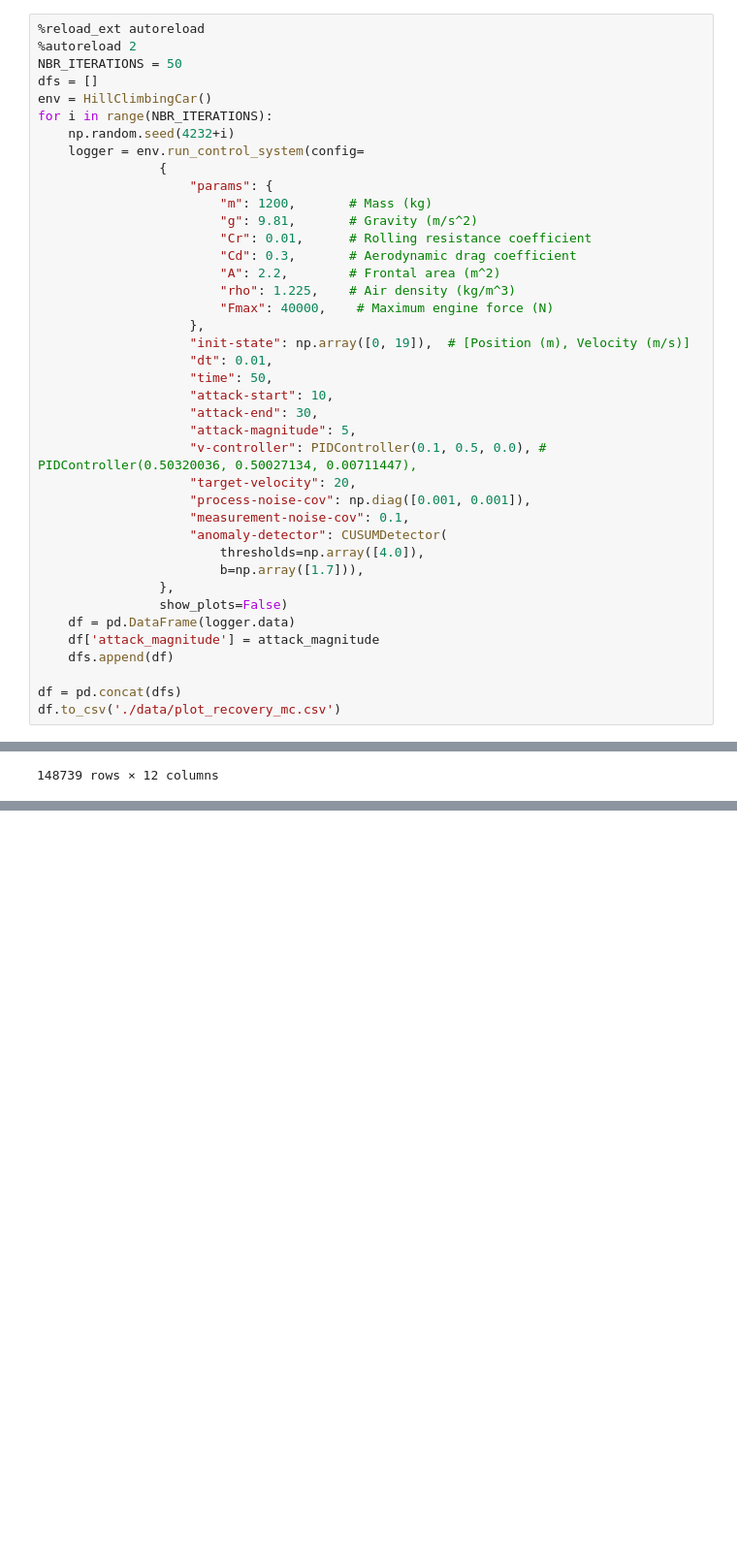
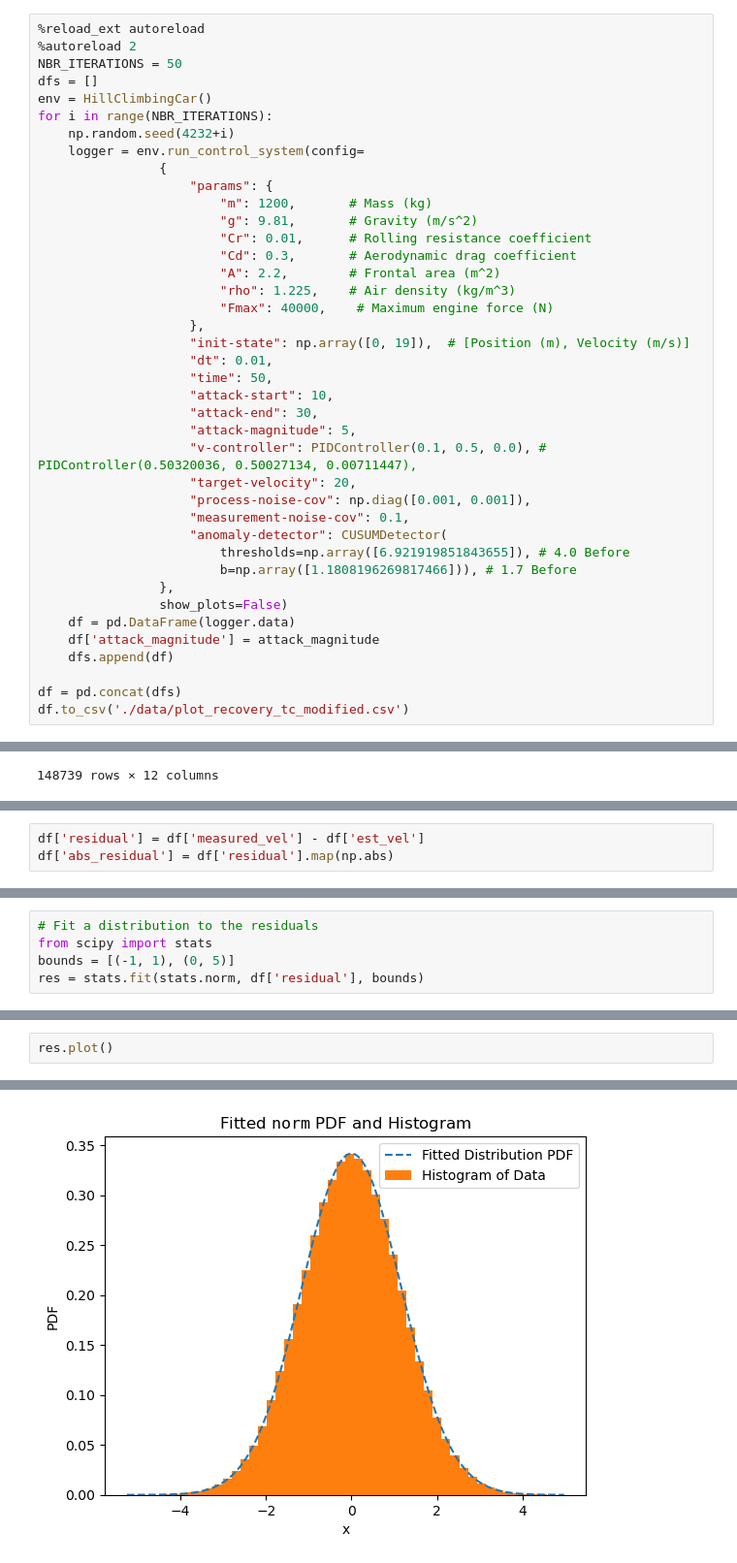
Before and after one commit to axel99andersson/control-systems-lib, a Jupyter notebook: eda.ipynb, the cells around one changed output, grey strips where cells are left out. Shown at 97% size. Saved outputs shown, nothing was run; the diff lists cells and outputs as text; blank space fills up the shorter version.

```diff
--- a/eda.ipynb
+++ b/eda.ipynb
@@ -655,8 +655,8 @@ for i in range(NBR_ITERATIONS):
                     "process-noise-cov": np.diag([0.001, 0.001]),
                     "measurement-noise-cov": 0.1,
                     "anomaly-detector": CUSUMDetector(
-                        thresholds=np.array([4.0]),
-                        b=np.array([1.7])),
+                        thresholds=np.array([6.921919851843655]), # 4.0 Before
+                        b=np.array([1.1808196269817466])), # 1.7 Before
                 },
                 show_plots=False)
     df = pd.DataFrame(logger.data)
@@ -664,7 +664,7 @@ for i in range(NBR_ITERATIONS):
     dfs.append(df)
 
 df = pd.concat(dfs)
-df.to_csv('./data/plot_recovery_mc.csv')
+df.to_csv('./data/plot_recovery_tc_modified.csv')
 # %% [output]
 Updateds
 Updateds
@@ -723,0 +839,3 @@ plt.vlines(x=30, ymin=13, ymax=22, color="red")
+# %%
+df['residual'] = df['measured_vel'] - df['est_vel']
+df['abs_residual'] = df['residual'].map(np.abs)
@@ -723,0 +852,5 @@ plt.vlines(x=30, ymin=13, ymax=22, color="red")
+# %%
+# Fit a distribution to the residuals
+from scipy import stats
+bounds = [(-1, 1), (0, 5)]
+res = stats.fit(stats.norm, df['residual'], bounds)
@@ -723,0 +863,3 @@ plt.vlines(x=30, ymin=13, ymax=22, color="red")
+# %%
+res.plot()
+# %% [output]
@@ -723,0 +867 @@ plt.vlines(x=30, ymin=13, ymax=22, color="red")
+[figure, added]
```
Also changed, not shown: parts of 39 cells of this notebook, 1 other file.
